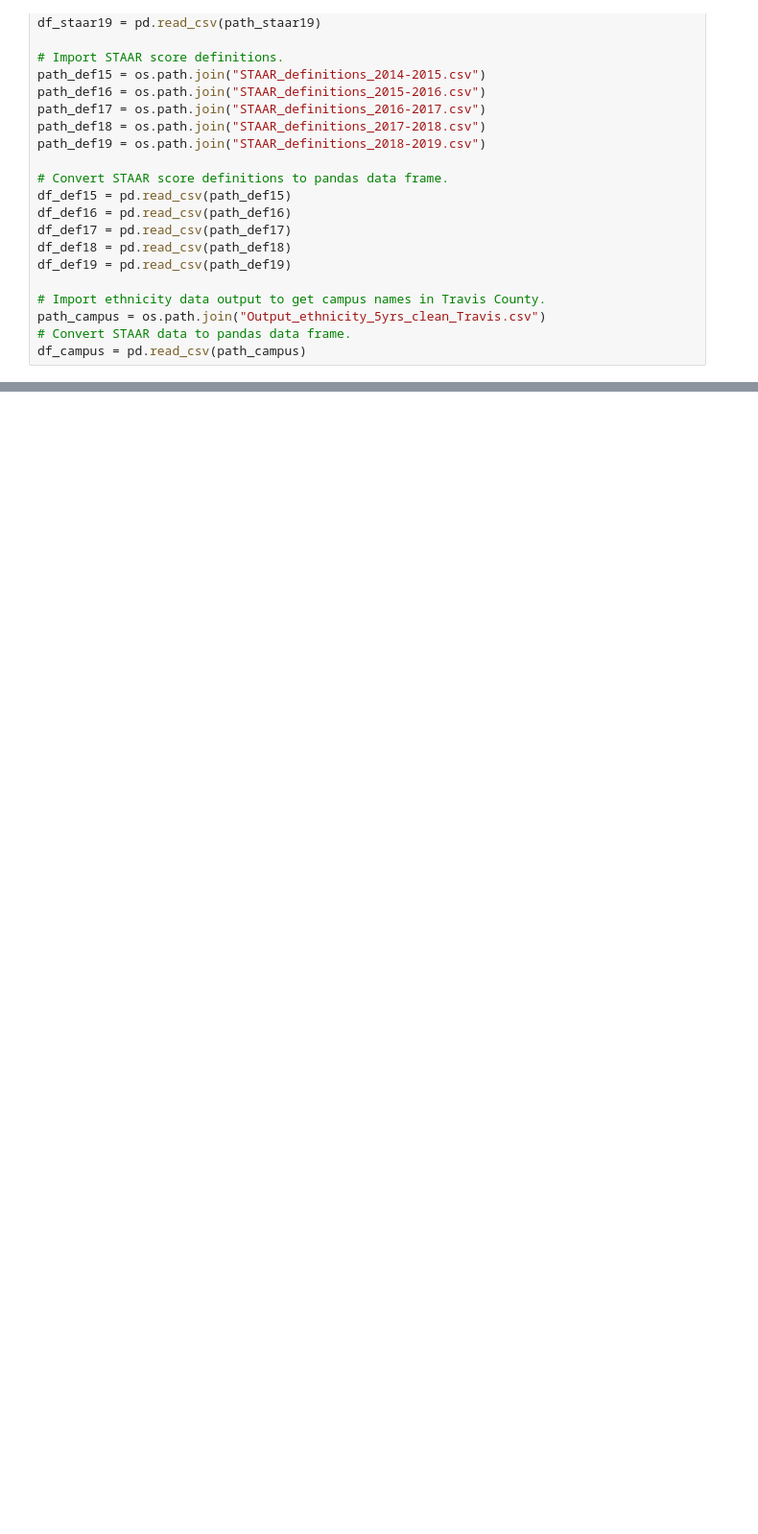
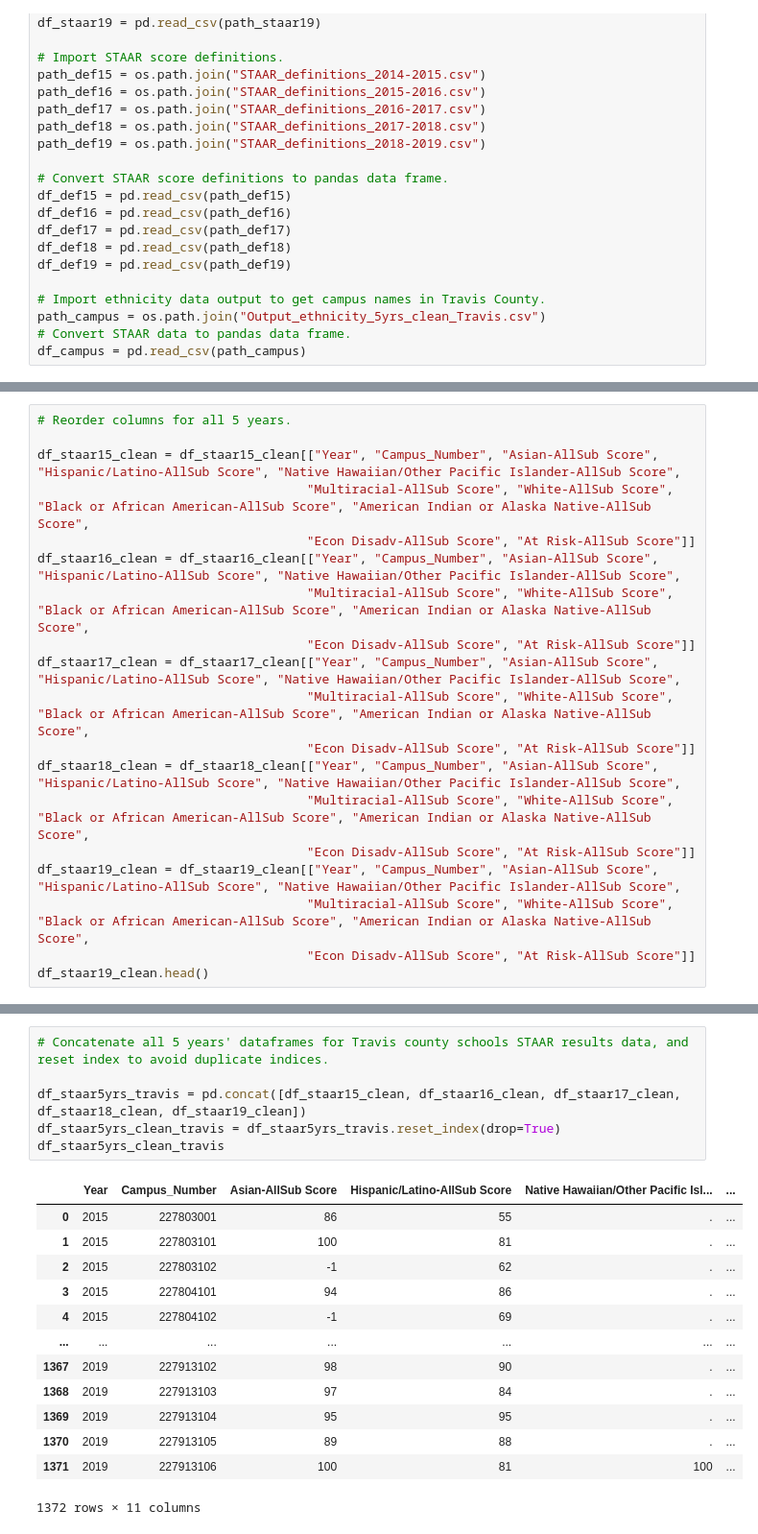
Before and after one commit to tpohl535/project_one_yellow_ninjas, a Jupyter notebook: Schools/ethnicity-acad-performance/schools-staar-perf.ipynb, the cells around one changed output, grey strips where cells are left out. Shown at 96% size. Drawn from its saved outputs; the diff is of its cells as text; blank space fills up the shorter version.

```diff
--- a/Schools/ethnicity-acad-performance/schools-staar-perf.ipynb
+++ b/Schools/ethnicity-acad-performance/schools-staar-perf.ipynb
@@ -173,0 +280,19 @@ df_staar15_cl
+# %%
+# Reorder columns for all 5 years.
+
+df_staar15_clean = df_staar15_clean[["Year", "Campus_Number", "Asian-AllSub Score", "Hispanic/Latino-AllSub Score", "Native Hawaiian/Other Pacific Islander-AllSub Score",
+                                    "Multiracial-AllSub Score", "White-AllSub Score", "Black or African American-AllSub Score", "American Indian or Alaska Native-AllSub Score",
+                                    "Econ Disadv-AllSub Score", "At Risk-AllSub Score"]]
+df_staar16_clean = df_staar16_clean[["Year", "Campus_Number", "Asian-AllSub Score", "Hispanic/Latino-AllSub Score", "Native Hawaiian/Other Pacific Islander-AllSub Score",
+                                    "Multiracial-AllSub Score", "White-AllSub Score", "Black or African American-AllSub Score", "American Indian or Alaska Native-AllSub Score",
+                                    "Econ Disadv-AllSub Score", "At Risk-AllSub Score"]]
+df_staar17_clean = df_staar17_clean[["Year", "Campus_Number", "Asian-AllSub Score", "Hispanic/Latino-AllSub Score", "Native Hawaiian/Other Pacific Islander-AllSub Score",
+                                    "Multiracial-AllSub Score", "White-AllSub Score", "Black or African American-AllSub Score", "American Indian or Alaska Native-AllSub Score",
+                                    "Econ Disadv-AllSub Score", "At Risk-AllSub Score"]]
+df_staar18_clean = df_staar18_clean[["Year", "Campus_Number", "Asian-AllSub Score", "Hispanic/Latino-AllSub Score", "Native Hawaiian/Other Pacific Islander-AllSub Score",
+                                    "Multiracial-AllSub Score", "White-AllSub Score", "Black or African American-AllSub Score", "American Indian or Alaska Native-AllSub Score",
+                                    "Econ Disadv-AllSub Score", "At Risk-AllSub Score"]]
+df_staar19_clean = df_staar19_clean[["Year", "Campus_Number", "Asian-AllSub Score", "Hispanic/Latino-AllSub Score", "Native Hawaiian/Other Pacific Islander-AllSub Score",
+                                    "Multiracial-AllSub Score", "White-AllSub Score", "Black or African American-AllSub Score", "American Indian or Alaska Native-AllSub Score",
+                                    "Econ Disadv-AllSub Score", "At Risk-AllSub Score"]]
+df_staar19_clean.head()
@@ -173,0 +306,20 @@ df_staar15_cl
+# %%
+# Concatenate all 5 years' dataframes for Travis county schools STAAR results data, and reset index to avoid duplicate indices.
+
+df_staar5yrs_travis = pd.concat([df_staar15_clean, df_staar16_clean, df_staar17_clean, df_staar18_clean, df_staar19_clean])
+df_staar5yrs_clean_travis = df_staar5yrs_travis.reset_index(drop=True)
+df_staar5yrs_clean_travis
+# %% [output]
+|  | Year | Campus_Number | Asian-AllSub Score | Hispanic/Latino-AllSub Score | Native Hawaiian/Other Pacific Isl... | ... |
+| 0 | 2015 | 227803001 | 86 | 55 | . | ... |
+| 1 | 2015 | 227803101 | 100 | 81 | . | ... |
+| 2 | 2015 | 227803102 | -1 | 62 | . | ... |
+| 3 | 2015 | 227804101 | 94 | 86 | . | ... |
+| 4 | 2015 | 227804102 | -1 | 69 | . | ... |
+| ... | ... | ... | ... | ... | ... | ... |
+| 1367 | 2019 | 227913102 | 98 | 90 | . | ... |
+| 1368 | 2019 | 227913103 | 97 | 84 | . | ... |
+| 1369 | 2019 | 227913104 | 95 | 95 | . | ... |
+| 1370 | 2019 | 227913105 | 89 | 88 | . | ... |
+| 1371 | 2019 | 227913106 | 100 | 81 | 100 | ... |
+1372 rows × 11 columns
```
Also changed, not shown: parts of 24 cells of this notebook, 1 other file.
